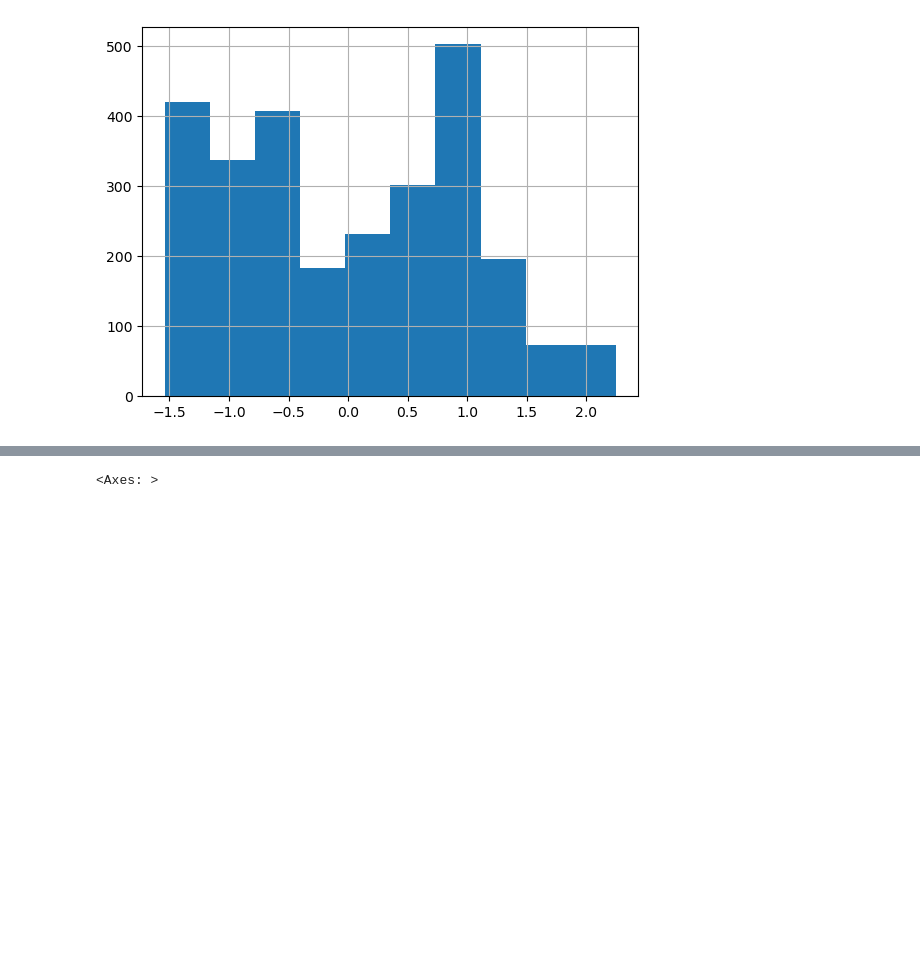
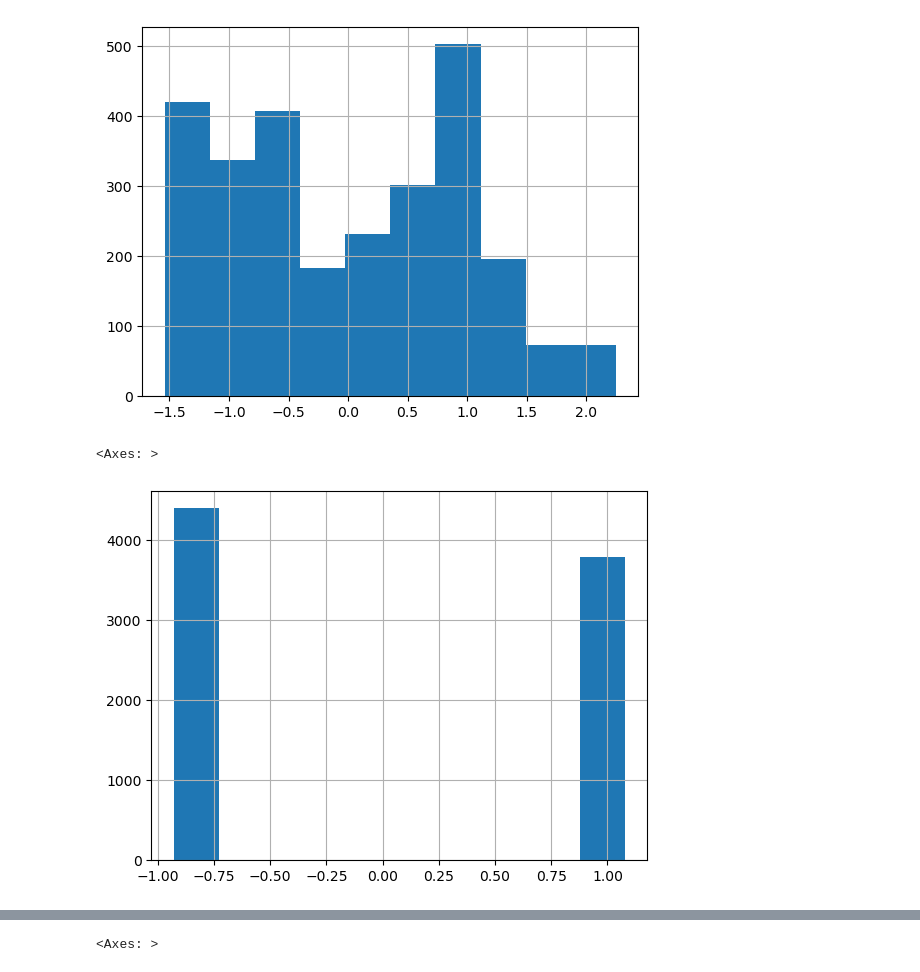
Before and after one commit to johann1043/Activities_Linear_Regression.md, a Jupyter notebook: Activities_Linear_Regression.md.ipynb, the cells around one changed output, grey strips where cells are left out. Drawn from its saved outputs; the diff is of its cells as text; code cells hidden in the pictures; blank space fills up the shorter version.

```diff
--- a/Activities_Linear_Regression.md.ipynb
+++ b/Activities_Linear_Regression.md.ipynb
@@ -78,8 +79,8 @@ from sklearn.preprocessing import MinMaxScaler
 # %%
 #PowerTransform X_train
 pt1 = PowerTransformer()
-X_train['customer_lifetime_value_pt'] = pt1.fit_transform(X_train[['customer_lifetime_value']])
-X_train['customer_lifetime_value_pt'].hist()
+X_train['customer_lifetime_value'] = pt1.fit_transform(X_train[['customer_lifetime_value']])
+X_train['customer_lifetime_value'].hist()
 # %% [output]
 <Axes: >
 [figure]
@@ -93,8 +94,8 @@ X_test['customer_lifetime_value_pt'].hist()
 # %%
 #PowerTransform X_train
 pt2 = PowerTransformer()
-X_train['monthly_premium_auto_pt'] = pt2.fit_transform(X_train[['monthly_premium_auto']])
-X_train['monthly_premium_auto_pt'].hist()
+X_train['monthly_premium_auto'] = pt2.fit_transform(X_train[['monthly_premium_auto']])
+X_train['monthly_premium_auto'].hist()
 # %% [output]
 <Axes: >
 [figure]
@@ -105,3 +106,11 @@ X_test['monthly_premium_auto_pt'].hist()
 # %% [output]
 <Axes: >
 [figure]
+# %%
+#PowerTransform X_train
+pt3 = PowerTransformer()
+X_train['month'] = pt3.fit_transform(X_train[['month']])
+X_train['month'].hist()
+# %% [output]
+<Axes: >
+[figure, added]
```
Also changed, not shown: parts of 29 cells of this notebook.
